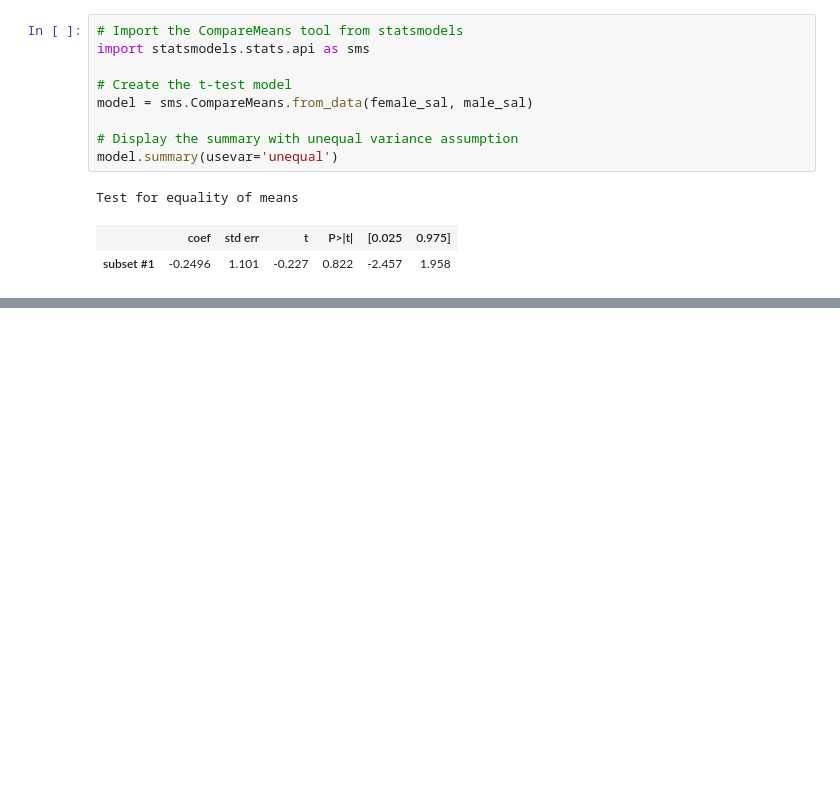
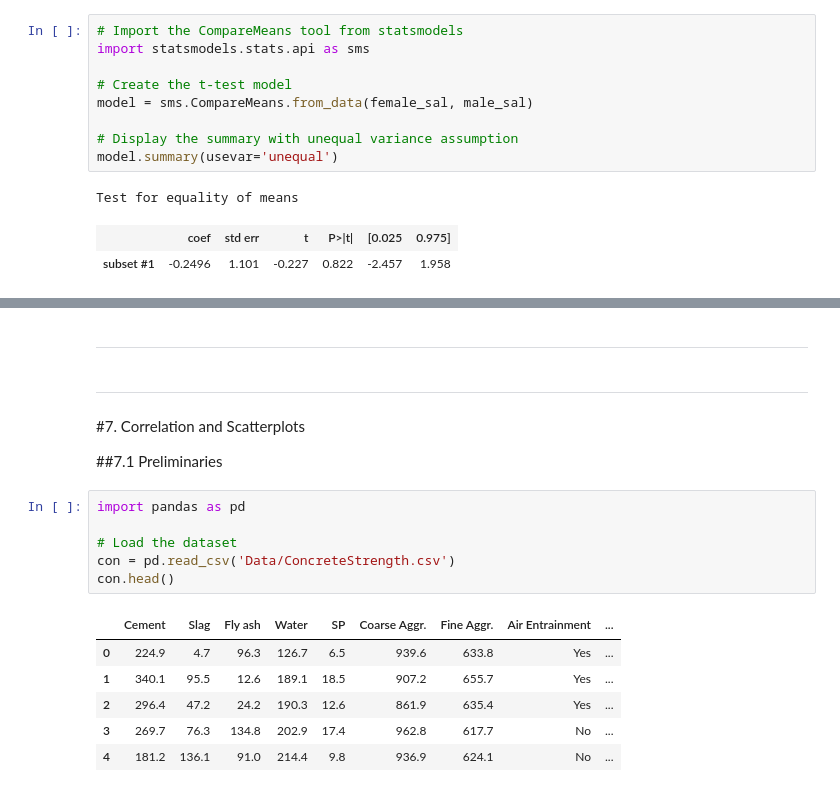
Before and after one commit to Aishaamalik/Data-Analysis-Intern, a Jupyter notebook: week_0.ipynb, the cells around one changed output, grey strips where cells are left out. Drawn from its saved outputs; the diff is of its cells as text; blank space fills up the shorter version.

```diff
--- a/week_0.ipynb
+++ b/week_0.ipynb
@@ -1270,0 +1371,21 @@ Test for equality of means
+# %% [markdown]
+---
+# %% [markdown]
+---
+# %% [markdown]
+#7. Correlation and Scatterplots
+
+##7.1 Preliminaries
+# %%
+import pandas as pd
+
+# Load the dataset
+con = pd.read_csv('Data/ConcreteStrength.csv')
+con.head()
+# %% [output]
+|  | Cement | Slag | Fly ash | Water | SP | Coarse Aggr. | Fine Aggr. | Air Entrainment | ... |
+| 0 | 224.9 | 4.7 | 96.3 | 126.7 | 6.5 | 939.6 | 633.8 | Yes | ... |
+| 1 | 340.1 | 95.5 | 12.6 | 189.1 | 18.5 | 907.2 | 655.7 | Yes | ... |
+| 2 | 296.4 | 47.2 | 24.2 | 190.3 | 12.6 | 861.9 | 635.4 | Yes | ... |
+| 3 | 269.7 | 76.3 | 134.8 | 202.9 | 17.4 | 962.8 | 617.7 | No | ... |
+| 4 | 181.2 | 136.1 | 91.0 | 214.4 | 9.8 | 936.9 | 624.1 | No | ... |
```
Also changed, not shown: parts of 18 cells of this notebook.
